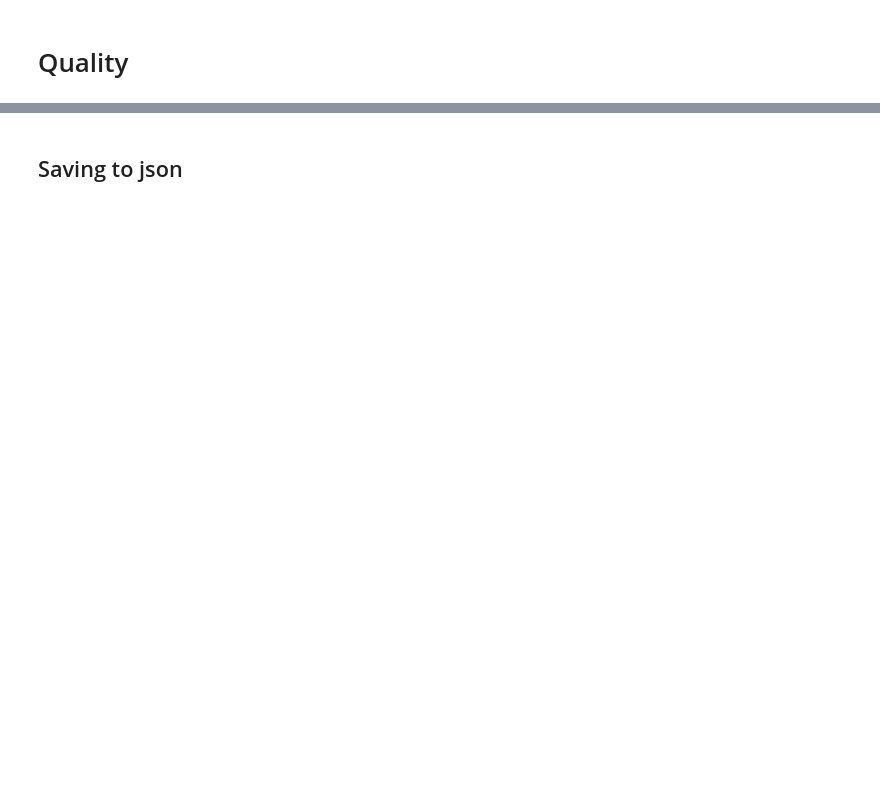
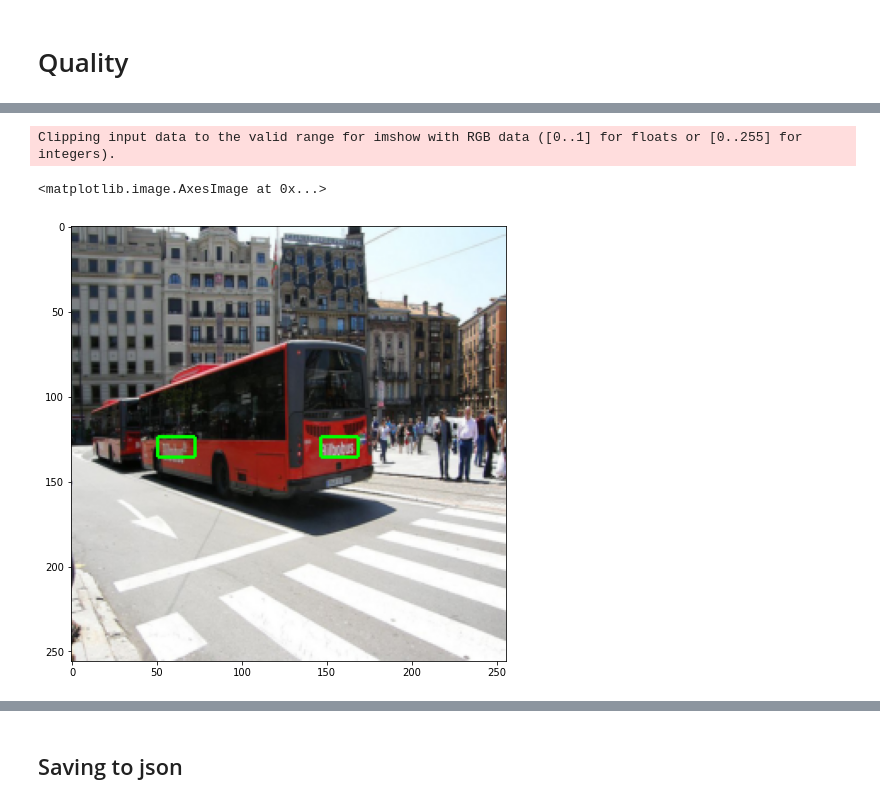
Before and after one commit to VashchilkoAV/course_cvdl, a Jupyter notebook: task3/centernet.ipynb, the cells around one changed output, grey strips where cells are left out. Saved outputs shown, nothing was run; the diff lists cells and outputs as text; code cells hidden in the pictures; blank space fills up the shorter version.

```diff
--- a/task3/centernet.ipynb
+++ b/task3/centernet.ipynb
@@ -138,2 +177,0 @@ anns
-# %%
-img, anno = ds_val[ds_val.ids.index(str(img_id))]
@@ -180,0 +209,43 @@ for i in prepared_preds:
+# %%
+def draw_boxes(image_np, yc_t, xc_t, hy_t, wx_t, color=(0, 255, 0), thick=1):
+    img = np.array(image_np)
+    num_boxes = len(yc_t)
+    val = np.array(color)
+    for idx in range(num_boxes):
+        yc = yc_t[idx]
+        xc = xc_t[idx]
+        hy = hy_t[idx]
+        wx = wx_t[idx]
+
+        hyd2 = torch.div(hy, 2, rounding_mode='trunc')
+        wxd2 = torch.div(wx, 2, rounding_mode='trunc')
+
+        img[
+                yc - hyd2 - thick : yc - hyd2 + thick,
+                xc - wxd2 : xc + wxd2,
+        ] = val
+        img[
+                yc + hyd2 - thick : yc + hyd2 + thick,
+                xc - wxd2 : xc + wxd2,
+        ] = val
+
+        img[
+                yc - hyd2 : yc + hyd2,
+                (xc - wxd2 - thick): (xc - wxd2 + thick),
+        ] = val
+        img[
+                yc - hyd2 : yc + hyd2,
+                xc + wxd2 - thick: xc + wxd2 + thick,
+        ] = val
+    return img
+
+
+rnd = lambda x: torch.round(x).long()
+
+plt.imshow(draw_boxes(
+    x.permute(1, 2, 0).numpy(), rnd(yp[0, :3, 0]), rnd(yp[0, :3, 1]), rnd(yp[0, :3, 2]), rnd(yp[0, :3, 3])
+))
+# %% [output]
+Clipping input data to the valid range for imshow with RGB data ([0..1] for floats or [0..255] for integers).
+<matplotlib.image.AxesImage at 0x...>
+[figure, added]
```
Also changed, not shown: parts of 36 cells of this notebook, 10 other files.
